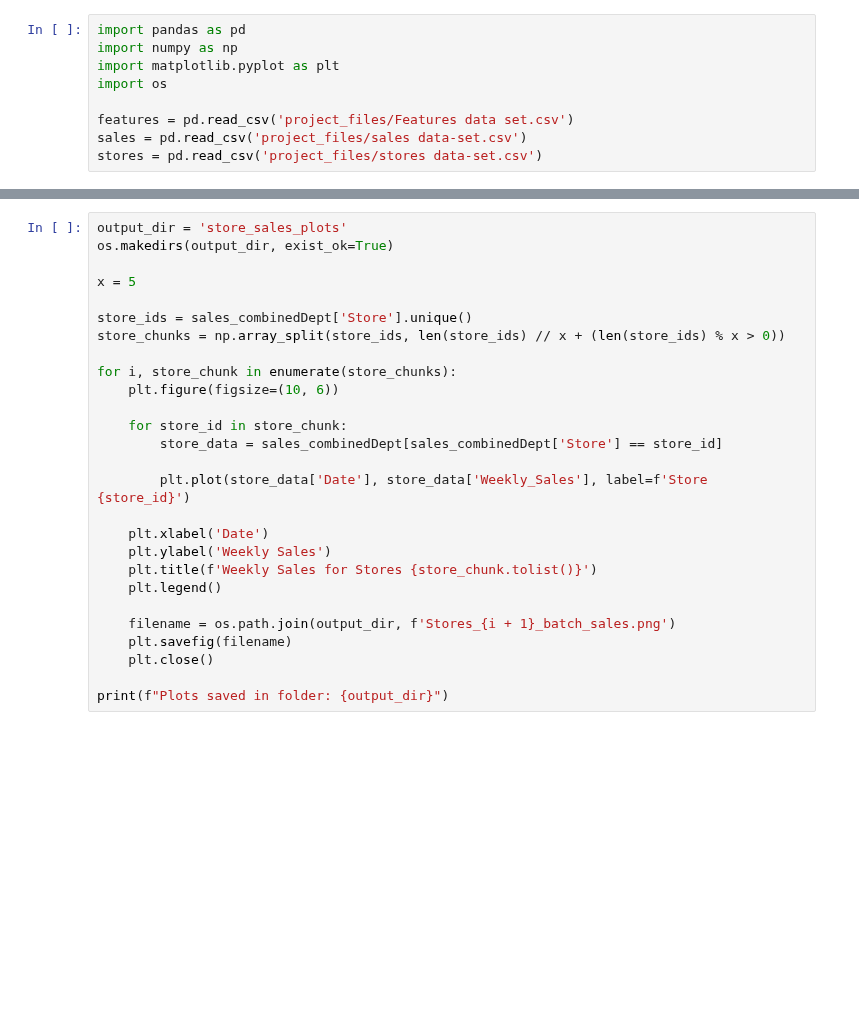
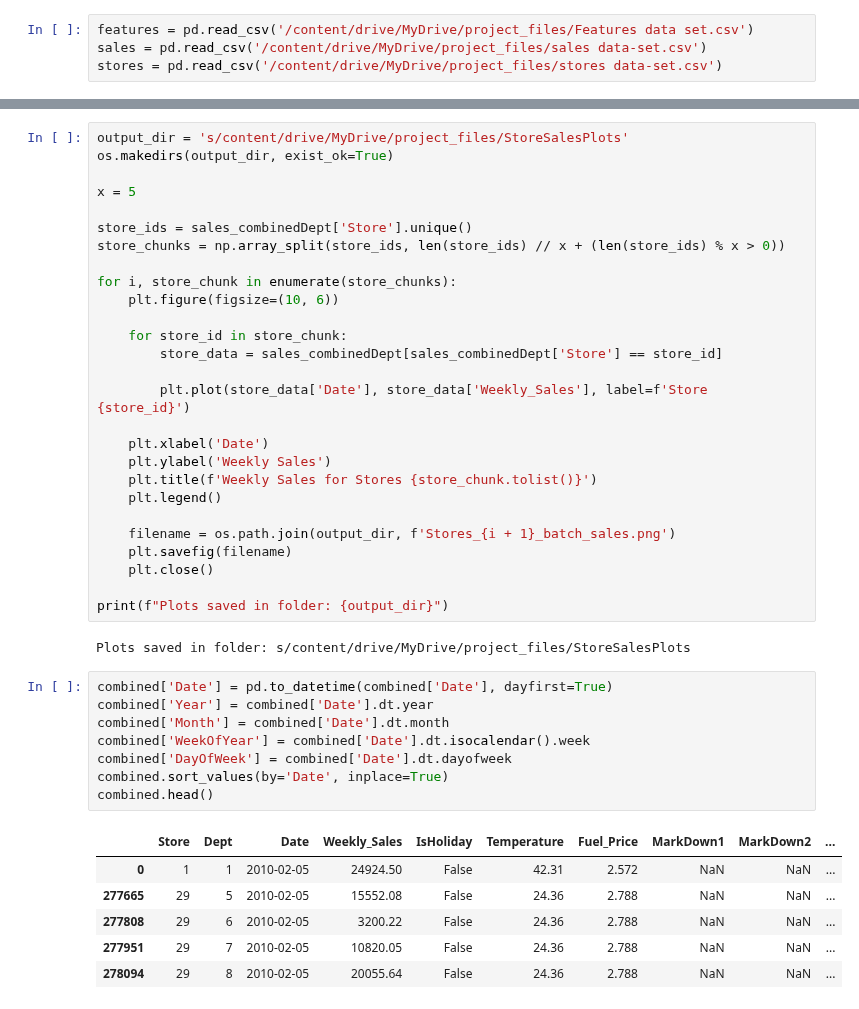
Before and after one commit to MarshallW11/MLProject, a Jupyter notebook: MLProject.ipynb, the cells around one changed output, grey strips where cells are left out. Cells and saved outputs as stored; diff of their text form; blank space fills up the shorter version.

```diff
--- a/MLProject.ipynb
+++ b/MLProject.ipynb
@@ -3,9 +13,4 @@
 # %%
-import pandas as pd
-import numpy as np
-import matplotlib.pyplot as plt
-import os
-
-features = pd.read_csv('project_files/Features data set.csv')
-sales = pd.read_csv('project_files/sales data-set.csv')
-stores = pd.read_csv('project_files/stores data-set.csv')
+features = pd.read_csv('/content/drive/MyDrive/project_files/Features data set.csv')
+sales = pd.read_csv('/content/drive/MyDrive/project_files/sales data-set.csv')
+stores = pd.read_csv('/content/drive/MyDrive/project_files/stores data-set.csv')
@@ -51,5 +93,5 @@ print(f"Plots saved in folder: {output_dir}")
 # %%
-output_dir = 'store_sales_plots'
+output_dir = 's/content/drive/MyDrive/project_files/StoreSalesPlots'
 os.makedirs(output_dir, exist_ok=True)
 
 x = 5
@@ -75,3 +117,20 @@ for i, store_chunk in enumerate(store_chunks):
     plt.close()
 
 print(f"Plots saved in folder: {output_dir}")
+# %% [output]
+Plots saved in folder: s/content/drive/MyDrive/project_files/StoreSalesPlots
+# %%
+combined['Date'] = pd.to_datetime(combined['Date'], dayfirst=True)
+combined['Year'] = combined['Date'].dt.year
+combined['Month'] = combined['Date'].dt.month
+combined['WeekOfYear'] = combined['Date'].dt.isocalendar().week
+combined['DayOfWeek'] = combined['Date'].dt.dayofweek
+combined.sort_values(by='Date', inplace=True)
+combined.head()
+# %% [output]
+|  | Store | Dept | Date | Weekly_Sales | IsHoliday | Temperature | Fuel_Price | MarkDown1 | MarkDown2 | ... |
+| 0 | 1 | 1 | 2010-02-05 | 24924.50 | False | 42.31 | 2.572 | NaN | NaN | ... |
+| 277665 | 29 | 5 | 2010-02-05 | 15552.08 | False | 24.36 | 2.788 | NaN | NaN | ... |
+| 277808 | 29 | 6 | 2010-02-05 | 3200.22 | False | 24.36 | 2.788 | NaN | NaN | ... |
+| 277951 | 29 | 7 | 2010-02-05 | 10820.05 | False | 24.36 | 2.788 | NaN | NaN | ... |
+| 278094 | 29 | 8 | 2010-02-05 | 20055.64 | False | 24.36 | 2.788 | NaN | NaN | ... |
```
Also changed, not shown: parts of 17 cells of this notebook.
